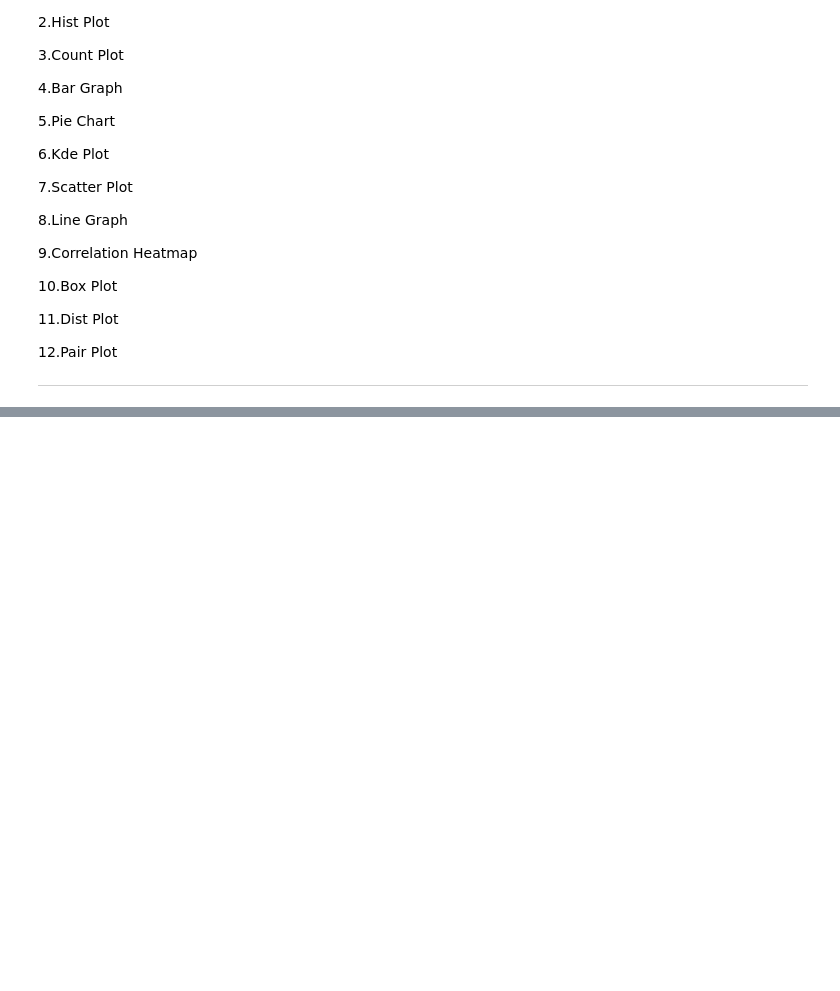
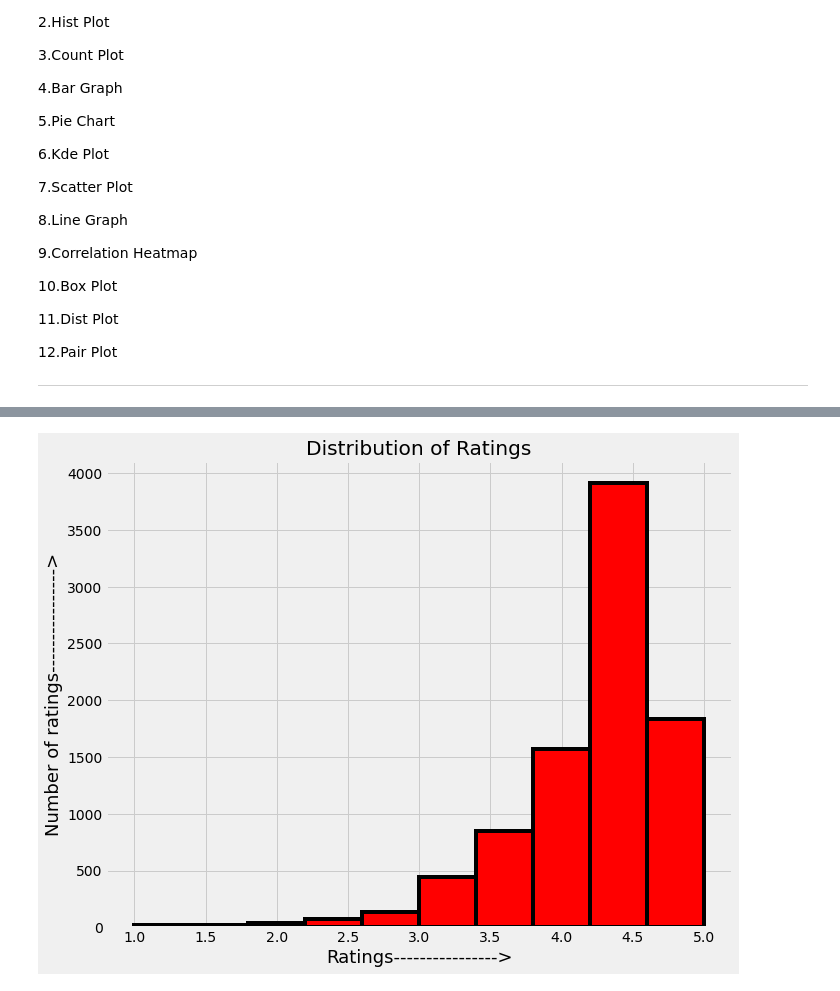
Before and after one commit to amol004/Google-Play-Store-EDA, a Jupyter notebook: Capstone_project_Google_play_store_review_analysis_(EDA)_Notebook_{Amol_Thakur}.ipynb, the cells around one changed output, grey strips where cells are left out. Cells and saved outputs as stored; diff of their text form; code cells hidden in the pictures; blank space fills up the shorter version.

```diff
--- a/Capstone_project_Google_play_store_review_analysis_(EDA)_Notebook_{Amol_Thakur}.ipynb
+++ b/Capstone_project_Google_play_store_review_analysis_(EDA)_Notebook_{Amol_Thakur}.ipynb
@@ -412,0 +436,9 @@ memory usage: 1.4+ MB
+# %%
+# Another way of finding out distribution of rating is to plot a histplot
+plt.figure(figsize=(10,8)) # figure size
+plt.hist(play_df['Rating'],color="red", ec="black",lw=4); # command to initialize histplot using matplotlib
+plt.xlabel("Ratings---------------->",fontsize=18) # x label
+plt.ylabel("Number of ratings---------------->",fontsize=18) # y label
+plt.title("Distribution of Ratings"); # title
+# %% [output]
+[figure, added]
```
Also changed, not shown: parts of 12 cells of this notebook.
